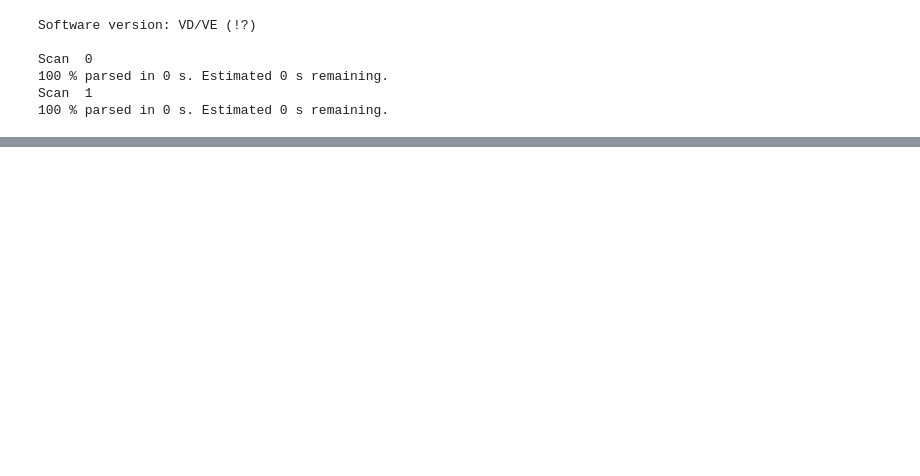
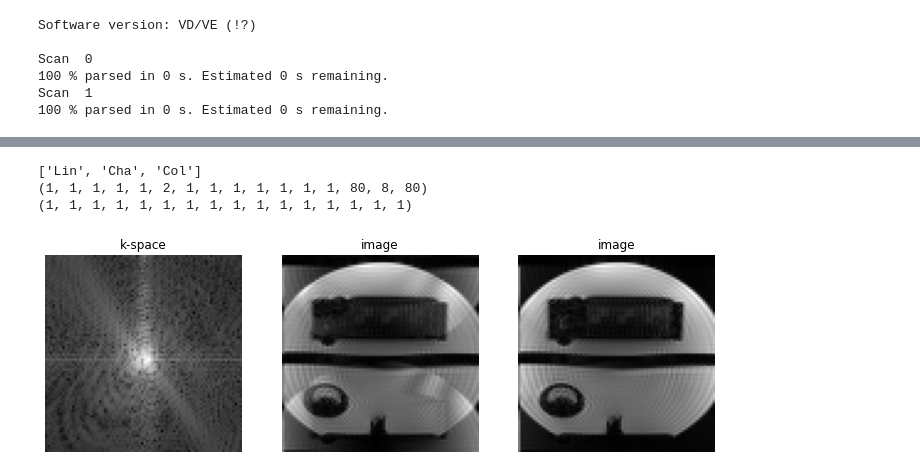
Before and after one commit to pehses/twixtools, a Jupyter notebook: demo/recon_example.ipynb, the cells around one changed output, grey strips where cells are left out. Saved outputs shown, nothing was run; the diff lists cells and outputs as text; code cells hidden in the pictures; blank space fills up the shorter version.

```diff
--- a/demo/recon_example.ipynb
+++ b/demo/recon_example.ipynb
@@ -25,6 +25,9 @@ def rms_comb(sig, axis=1):
 # %%
 twix_epi = twixtools.read_twix(os.path.join(example_dir, 'meas_MID00269_FID117232_ep2d_bold.dat'))
 epi = twixtools.map_twix(twix_epi)
+
+pc_array = epi[-1]['phasecorr']
+im_array = epi[-1]['image']
 # %% [output]
 Software version: VD/VE (!?)
 
@@ -46,0 +38,16 @@ plt.plot(np.angle(ifftnd(data[0,0,:]) * np.conj(ifftnd(data[1,0,:]))))
+# %%
+# set averaging flags
+pc_array.flags['remove_os'] = True
+pc_array.flags['average']['Ave']=True
+pc_array.flags['average']['Lin']=True
+pc_array.flags['average']['Par']=True
+
+# print singleton_dims, to make sure that we select the correct data + shape
+print(pc_array.non_singleton_dims)
+
+# phase difference in image space by complex multiplication (keeps magnitude for weighted average)
+pc = ifftnd(pc_array[:])
+pc = pc[:,:,:,:,:,[0]] * np.conj(pc[:,:,:,:,:,[1]])
+
+# plot phase difference for all channels
+plt.plot(np.angle(pc.squeeze()).T)
@@ -47 +56,51 @@ plt.plot(np.angle(ifftnd(data[0,0,:]) * np.conj(ifftnd(data[1,0,:]))))
+# %%
+im_array.flags['remove_os'] = True
+im_array.flags['average']['Seg'] = True
+print(im_array.non_singleton_dims)
+
+data = im_array[:].squeeze()
+
+plt.figure(figsize=[12,8])
+plt.subplot(131)
+plt.title('k-space')
+plt.imshow(abs(data[:,0])**0.2, cmap='gray')
+plt.axis('off')
+
+image = ifftnd(data, [0,-1])
+image = rms_comb(image)
+plt.subplot(132)
+plt.title('image')
+plt.imshow(image, cmap='gray')
+plt.axis('off')
+
+im_array.flags['average']['Seg'] = False
+
+pc = ifftnd(pc_array[:])
+
+x = np.arange(pc_array.shape[-1]) - pc_array.shape[-1]//2
+
+# calculate phase slope from autocorrelation (for both readout polarities separately - each in its own dim)
+slope = np.angle((np.conj(pc[...,1:]) * pc[...,:-1]).sum(-1,keepdims=True).sum(-2,keepdims=True))
+pc_corr = np.exp(1j * slope * x)
+
+data = im_array[:]
+image = ifftnd(data, [-1])
+# apply slope
+image *= pc_corr
+image = image.sum(5).squeeze()
+image = ifftnd(image, [0])
+
+image = rms_comb(image)
+plt.subplot(133)
+plt.title('image')
+plt.imshow(image, cmap='gray')
+plt.axis('off')
+
+print(im_array.shape)
+print(pc_angle.shape)
+# %% [output]
+['Lin', 'Cha', 'Col']
+(1, 1, 1, 1, 1, 2, 1, 1, 1, 1, 1, 1, 1, 80, 8, 80)
+(1, 1, 1, 1, 1, 1, 1, 1, 1, 1, 1, 1, 1, 1, 1, 1)
+[figure, added]
 # %%
```
Also changed, not shown: parts of 13 cells of this notebook, 1 other file.
